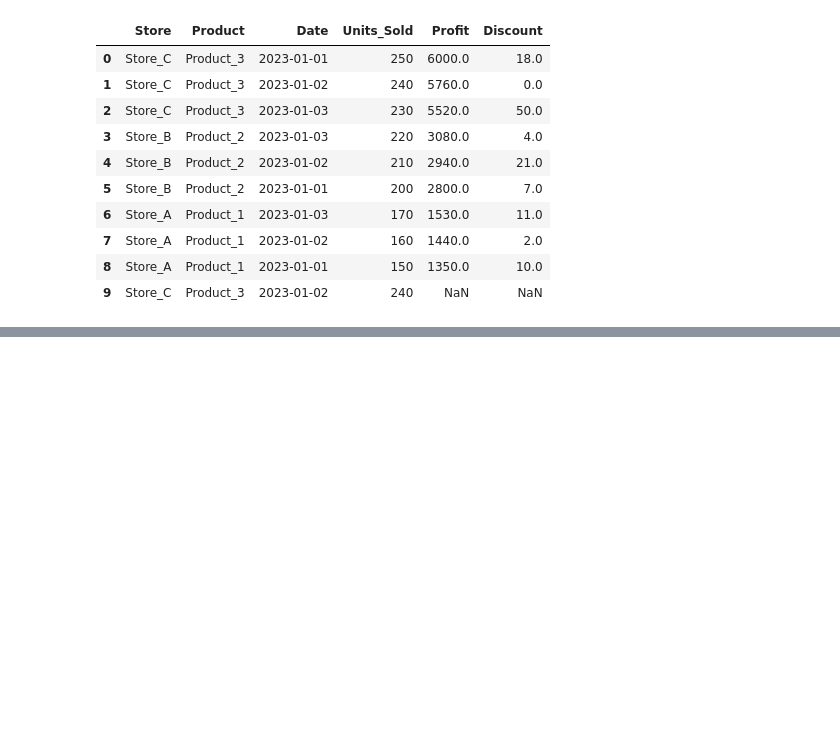
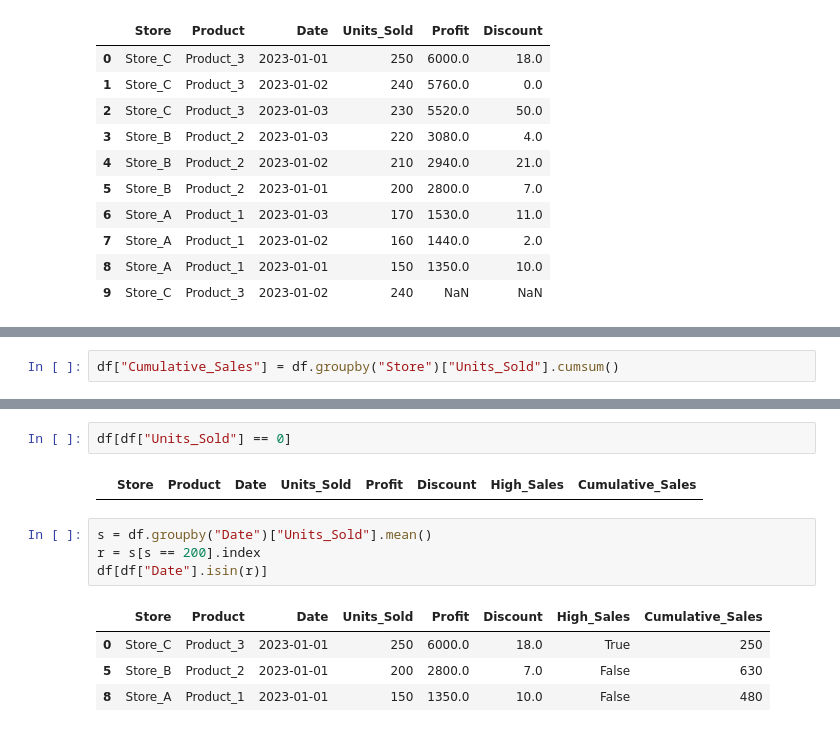
Before and after one commit to Poitreqm/Data_Task, a Jupyter notebook: Products_high_exc_6/products_hight_exc_6.ipynb, the cells around one changed output, grey strips where cells are left out. Cells and saved outputs as stored; diff of their text form; blank space fills up the shorter version.

```diff
--- a/Products_high_exc_6/products_hight_exc_6.ipynb
+++ b/Products_high_exc_6/products_hight_exc_6.ipynb
@@ -301,0 +348,2 @@ df
+# %%
+df["Cumulative_Sales"] = df.groupby("Store")["Units_Sold"].cumsum()
@@ -301,0 +378,13 @@ df
+# %%
+df[df["Units_Sold"] == 0]
+# %% [output]
+|  | Store | Product | Date | Units_Sold | Profit | Discount | High_Sales | Cumulative_Sales |
+# %%
+s = df.groupby("Date")["Units_Sold"].mean()
+r = s[s == 200].index
+df[df["Date"].isin(r)]
+# %% [output]
+|  | Store | Product | Date | Units_Sold | Profit | Discount | High_Sales | Cumulative_Sales |
+| 0 | Store_C | Product_3 | 2023-01-01 | 250 | 6000.0 | 18.0 | True | 250 |
+| 5 | Store_B | Product_2 | 2023-01-01 | 200 | 2800.0 | 7.0 | False | 630 |
+| 8 | Store_A | Product_1 | 2023-01-01 | 150 | 1350.0 | 10.0 | False | 480 |
```
Also changed, not shown: parts of 8 cells of this notebook.
